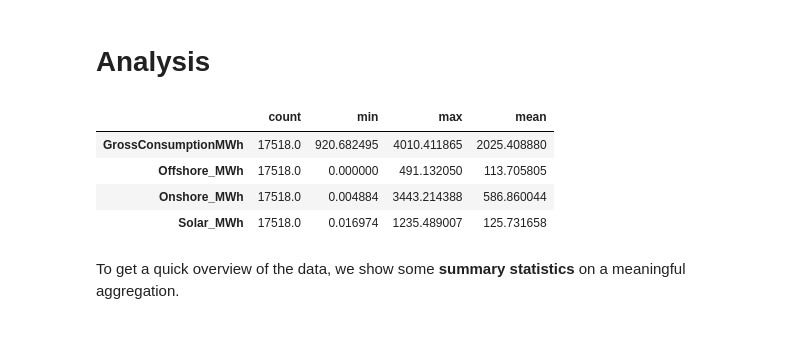
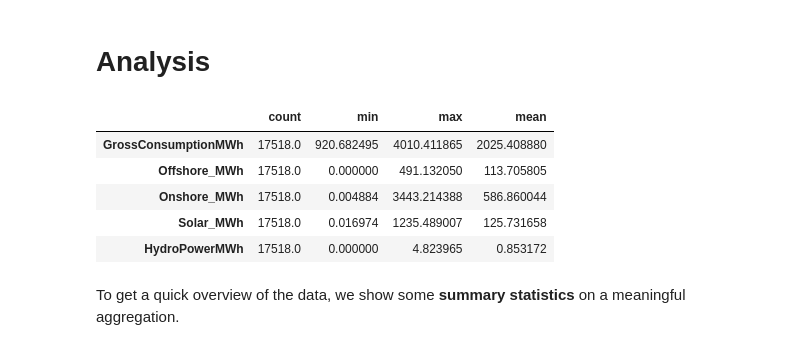
Before and after one commit to NumEconCopenhagen/projects-2023-ctrl-alt-elite, a Jupyter notebook: dataproject/dataproject.ipynb, the cells around one changed output. Drawn from its saved outputs; the diff is of its cells as text; code cells hidden in the pictures.

Commit message:
hydro

```diff
--- a/dataproject/dataproject.ipynb
+++ b/dataproject/dataproject.ipynb
@@ -144,21 +144,23 @@ Make sure that your resulting data sets have the correct number of rows and colu
 # %%
 sumstat = df2.agg(
     {
         "GrossConsumptionMWh": ["count", "min", "max", "mean"],
         "Offshore_MWh": ["count", "min", "max", "mean"],
         "Onshore_MWh": ["count", "min", "max", "mean"],
         "Solar_MWh": ["count", "min", "max", "mean"],
+        "HydroPowerMWh": ["count", "min", "max", "mean"],
 
     }
 )
 
 sumstat.transpose()
 # %% [output]
 |  | count | min | max | mean |
 | GrossConsumptionMWh | 17518.0 | 920.682495 | 4010.411865 | 2025.408880 |
 | Offshore_MWh | 17518.0 | 0.000000 | 491.132050 | 113.705805 |
 | Onshore_MWh | 17518.0 | 0.004884 | 3443.214388 | 586.860044 |
 | Solar_MWh | 17518.0 | 0.016974 | 1235.489007 | 125.731658 |
+| HydroPowerMWh | 17518.0 | 0.000000 | 4.823965 | 0.853172 |
 # %% [markdown]
 To get a quick overview of the data, we show some **summary statistics** on a meaningful aggregation.
 # %% [markdown]
```
